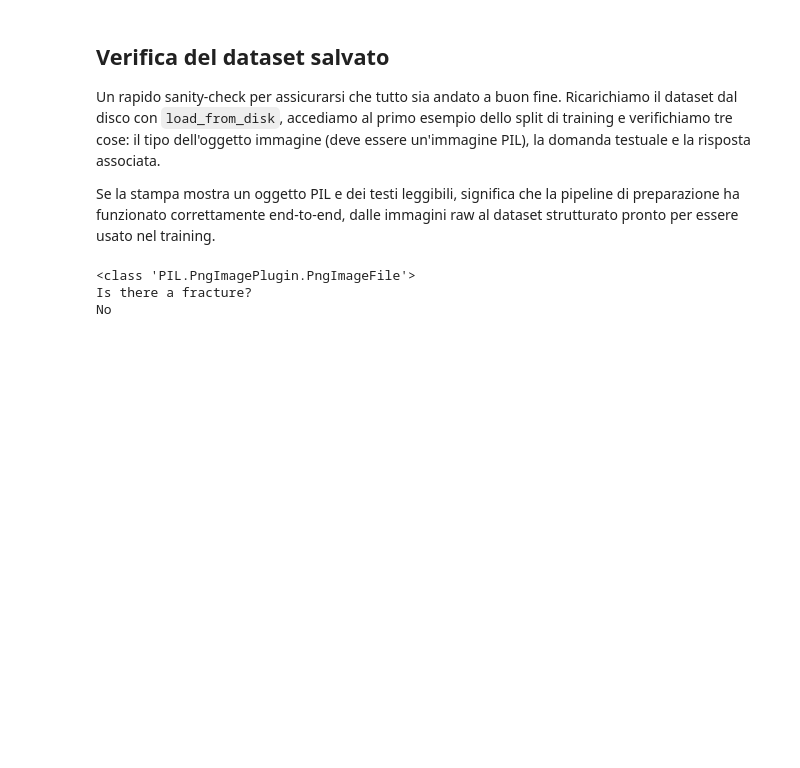
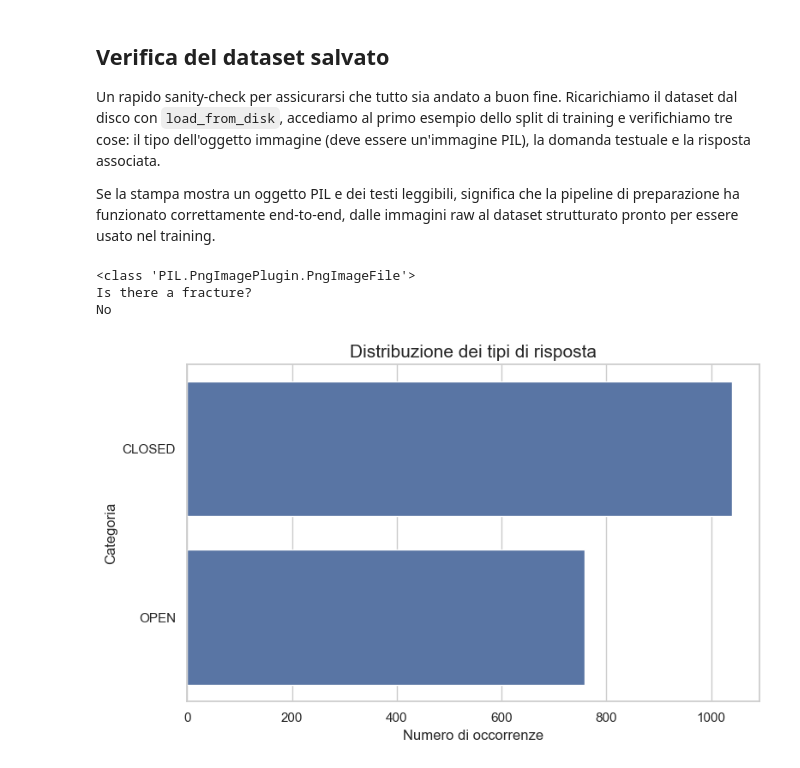
Before and after one commit to angelopaldino/Medical-Visual-QA, a Jupyter notebook: dataset.ipynb, the cells around one changed output. Cells and saved outputs as stored; diff of their text form; code cells hidden in the pictures; blank space fills up the shorter version.

```diff
--- a/dataset.ipynb
+++ b/dataset.ipynb
@@ -152,3 +165,24 @@ print(sample["answer"])
 <class 'PIL.PngImagePlugin.PngImageFile'>
 Is there a fracture?
 No
+# %%
+df_train = ds['train'].to_pandas()
+df_test = ds['test'].to_pandas()
+# %%
+import seaborn as sns
+import matplotlib.pyplot as plt
+
+df_plot1 = df_train[['answer_type']].copy()
+df_plot1['answer_type'] = df_plot1['answer_type'].str.strip().str.upper()
+
+sns.set_theme(style="whitegrid")
+plt.figure(figsize=(8,5))
+
+sns.countplot(data=df_plot1,y="answer_type")
+plt.title("Distribuzione dei tipi di risposta",fontsize=15)
+plt.xlabel("Numero di occorrenze")
+plt.ylabel("Categoria")
+plt.tight_layout()
+plt.show()
+# %% [output]
+[figure, added]
```
Also changed, not shown: parts of 4 cells of this notebook, 3 other files.
